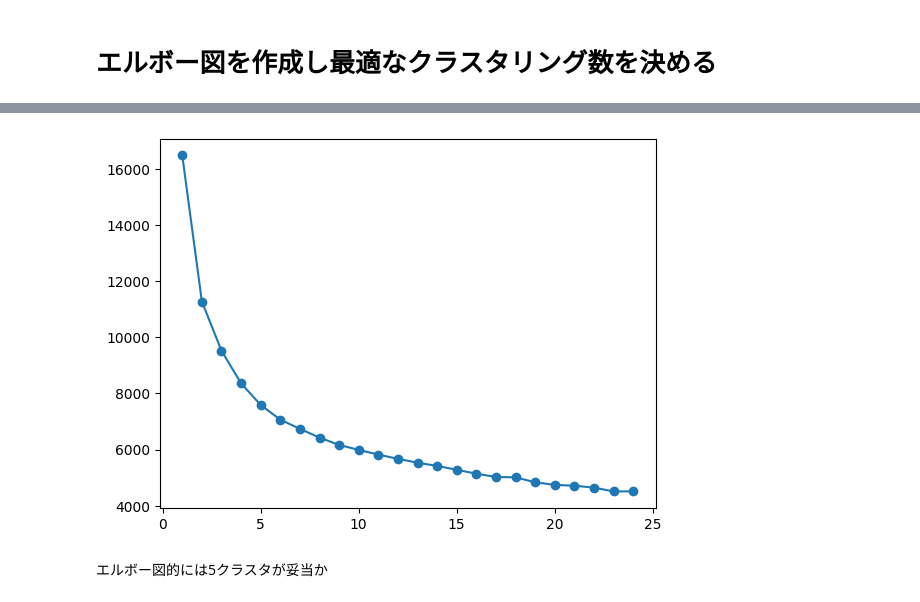
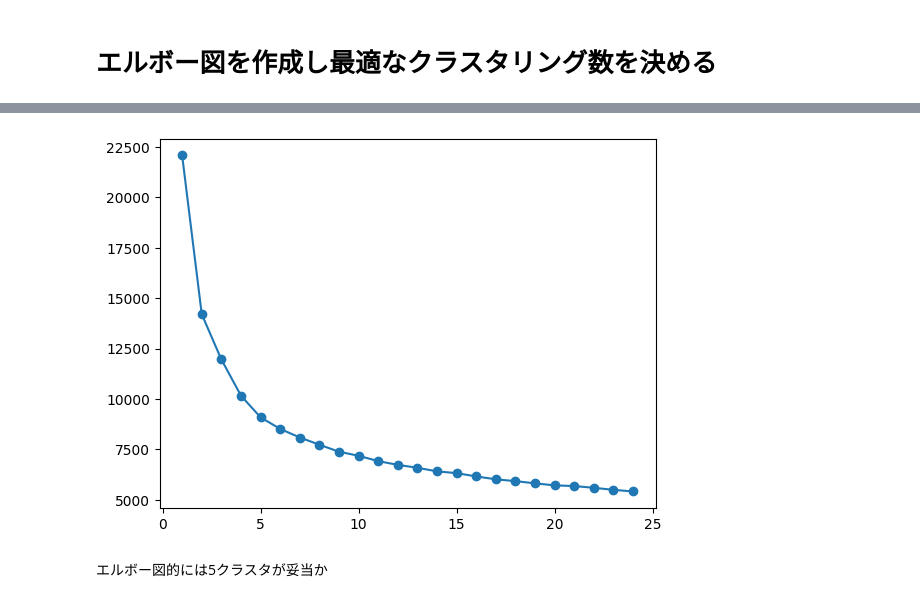
Before and after one commit to mituo-Efforia/motorbike_cost_regressor, a Jupyter notebook: 分析用/クラスタリング.ipynb, the cells around one changed output, grey strips where cells are left out. Cells and saved outputs as stored; diff of their text form; code cells hidden in the pictures.

```diff
--- a/分析用/クラスタリング.ipynb
+++ b/分析用/クラスタリング.ipynb
@@ -209,14 +211,14 @@ memory usage: 262.5+ KB
 # %%
 inertia =[]
 for i in tqdm(range(1,25,1)):
     kpro = KPrototypes(n_jobs=-1,n_clusters=i,init='Huang',random_state=0,max_iter=300)
-    kpro.fit_predict(data_scaler,categorical=[2,3,4])
+    kpro.fit_predict(data_scaler,categorical=[3,4,5])
     inertia.append(kpro.cost_)
 
 plt.plot(range(1,25,1),inertia,marker='o')
 plt.show()
 # %% [output]
-[figure, old version]
+[figure, new version]
 # %% [markdown]
 エルボー図的には5クラスタが妥当か
 # %%
```
Also changed, not shown: parts of 13 cells of this notebook, 2 other files.
